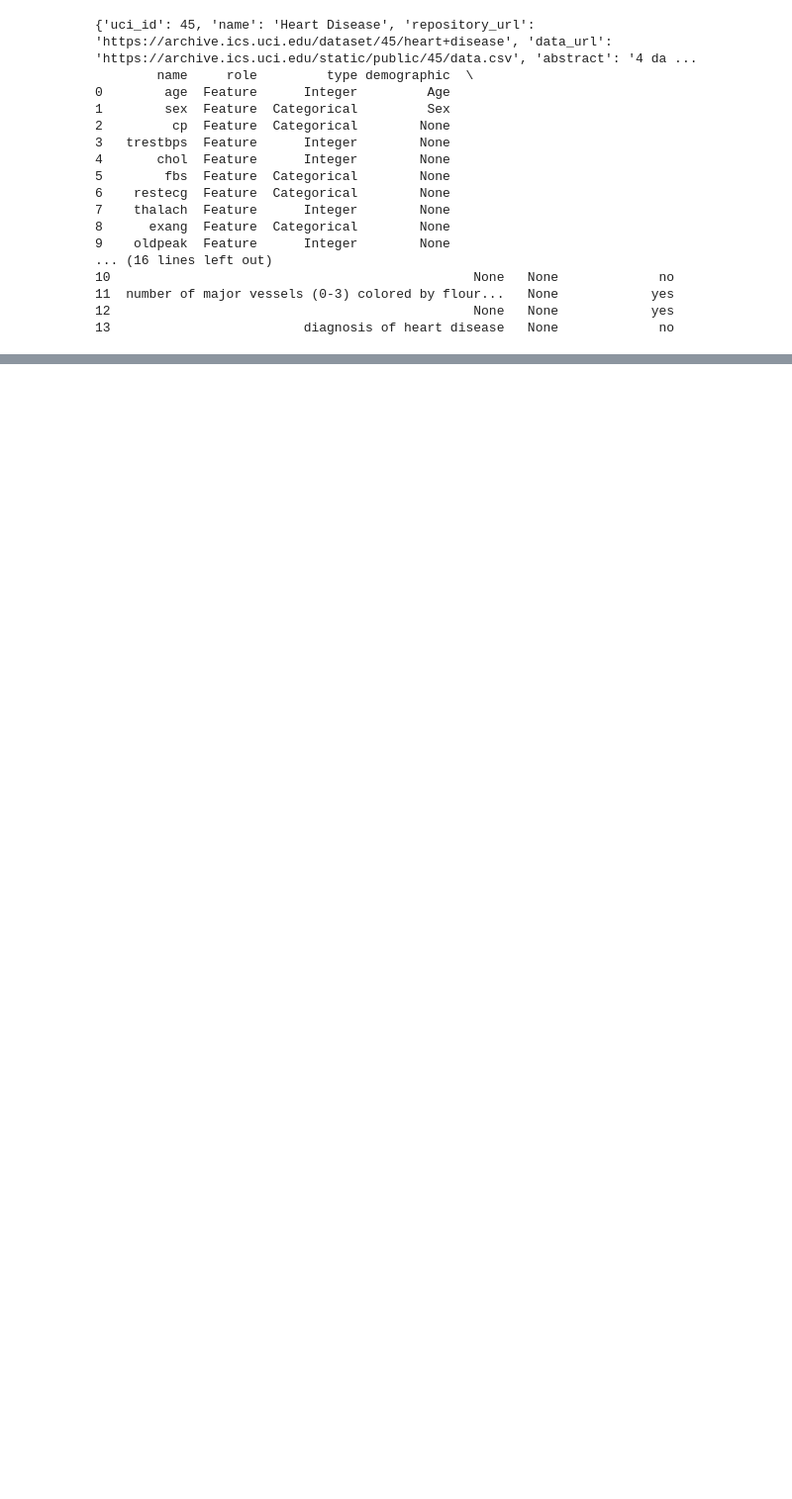
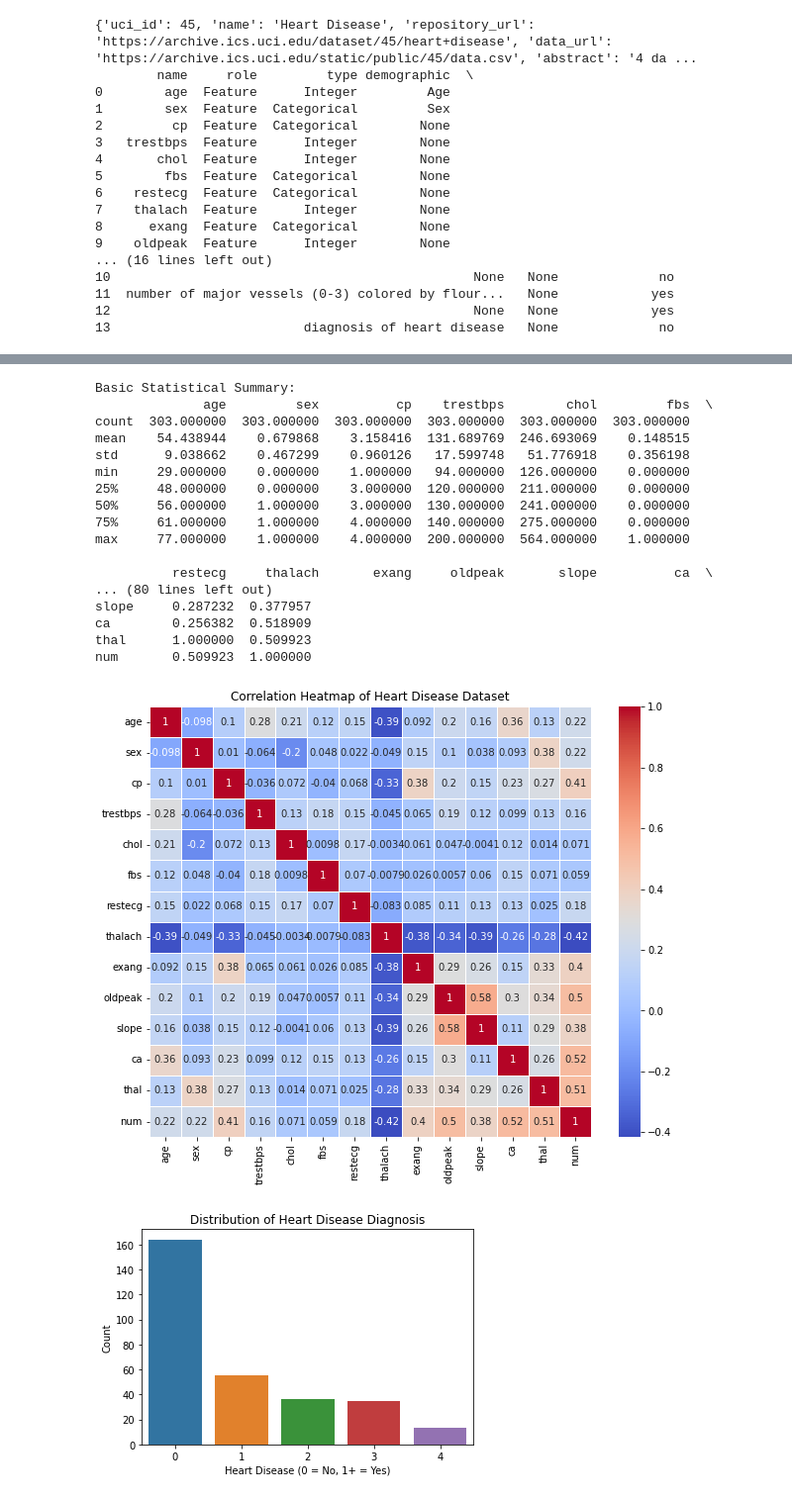
Before and after one commit to chenxi-liu233/24Fall_CSCI6806_Group10, a Jupyter notebook: eda.ipynb, the cells around one changed output, grey strips where cells are left out. Shown: that part at 99% size. Drawn from its saved outputs; the diff is of its cells as text; code cells hidden in the pictures; blank space fills up the shorter version.

```diff
--- a/eda.ipynb
+++ b/eda.ipynb
@@ -31,3 +33,11 @@ print(heart_disease.variables)
 11  number of major vessels (0-3) colored by flour...   None            yes
 12                                               None   None            yes
 13                         diagnosis of heart disease   None             no
+# %%
+import pandas as pd
+
+# Combine features and target into a single DataFrame
+data = pd.concat([X, y], axis=1)
+
+# Export the combined DataFrame to a CSV file
+data.to_csv('cleveland_heart_disease_data.csv', index=False)
@@ -33,0 +74,70 @@ print(heart_disease.variables)
+# %%
+import pandas as pd
+import matplotlib.pyplot as plt
+import seaborn as sns
+
+# Basic Statistical Summary
+print("Basic Statistical Summary:")
+print(data.describe())
+
+# Check for Missing Values
+print("\nMissing Values in Each Column:")
+print(data.isnull().sum())
+
+# Correlation Matrix
+print("\nCorrelation Matrix:")
+print(data.corr())
+
+# Visualization: Correlation Heatmap
+plt.figure(figsize=(10, 8))
+sns.heatmap(data.corr(), annot=True, cmap='coolwarm', linewidths=0.5)
+plt.title('Correlation Heatmap of Heart Disease Dataset')
+plt.show()
+
+# Visualization: Distribution of Target Variable (Assuming the target column is 'num')
+plt.figure(figsize=(6, 4))
+sns.countplot(x='num', data=data)
+plt.title('Distribution of Heart Disease Diagnosis')
+plt.xlabel('Heart Disease (0 = No, 1+ = Yes)')
+plt.ylabel('Count')
+plt.show()
+
+# Visualization: Age Distribution
+plt.figure(figsize=(8, 5))
+sns.histplot(data['age'], bins=15, kde=True)
+plt.title('Distribution of Age in Dataset')
+plt.xlabel('Age')
+plt.ylabel('Count')
+plt.show()
+
+# Boxplot: Resting Blood Pressure by Chest Pain Type
+plt.figure(figsize=(10, 6))
+sns.boxplot(x='cp', y='trestbps', data=data)
+plt.title('Resting Blood Pressure by Chest Pain Type')
+plt.xlabel('Chest Pain Type')
+plt.ylabel('Resting Blood Pressure (mm Hg)')
+plt.show()
+
+# Pairplot: Pairwise relationships between numerical features
+sns.pairplot(data[['age', 'trestbps', 'chol', 'thalach', 'oldpeak', 'num']], hue='num', palette='Set1')
+plt.show()
+# %% [output]
+Basic Statistical Summary:
+              age         sex          cp    trestbps        chol         fbs  \
+count  303.000000  303.000000  303.000000  303.000000  303.000000  303.000000
+mean    54.438944    0.679868    3.158416  131.689769  246.693069    0.148515
+std      9.038662    0.467299    0.960126   17.599748   51.776918    0.356198
+min     29.000000    0.000000    1.000000   94.000000  126.000000    0.000000
+25%     48.000000    0.000000    3.000000  120.000000  211.000000    0.000000
+50%     56.000000    1.000000    3.000000  130.000000  241.000000    0.000000
+75%     61.000000    1.000000    4.000000  140.000000  275.000000    0.000000
+max     77.000000    1.000000    4.000000  200.000000  564.000000    1.000000
+
+          restecg     thalach       exang     oldpeak       slope          ca  \
+... (80 lines left out)
+slope     0.287232  0.377957
+ca        0.256382  0.518909
+thal      1.000000  0.509923
+num       0.509923  1.000000
+[figure, added]
+[figure, added]
```
Also changed, not shown: parts of 3 cells of this notebook, 1 other file.
